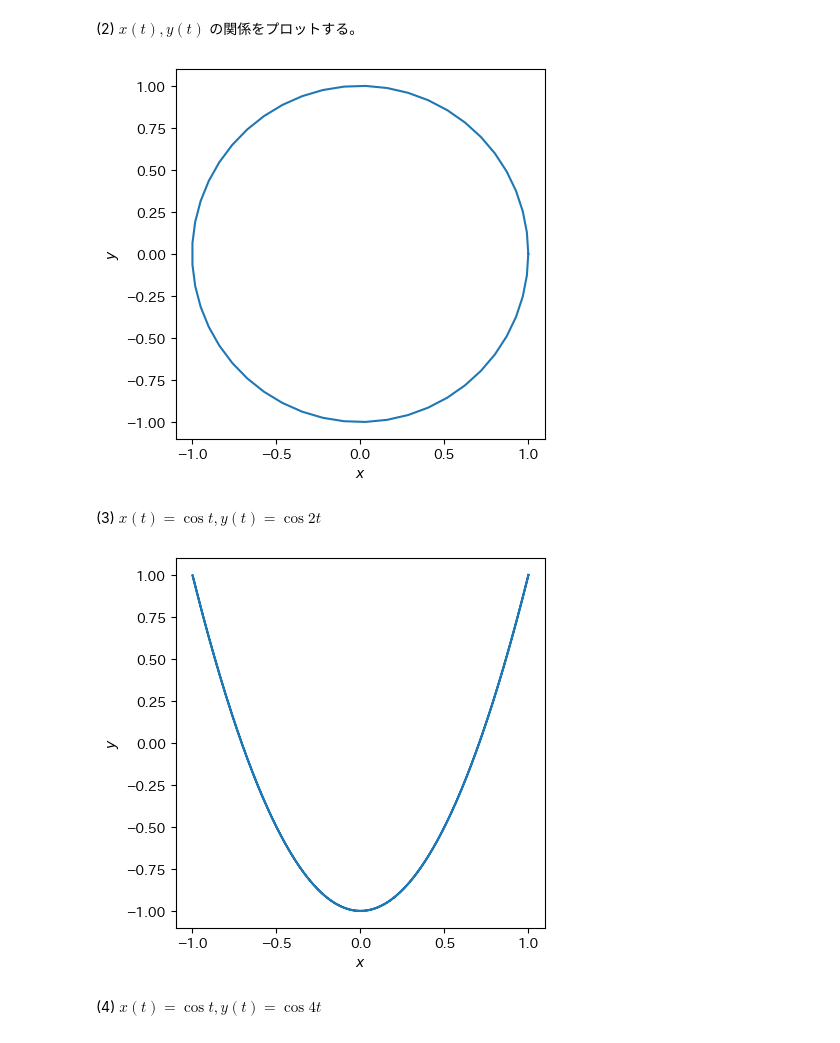
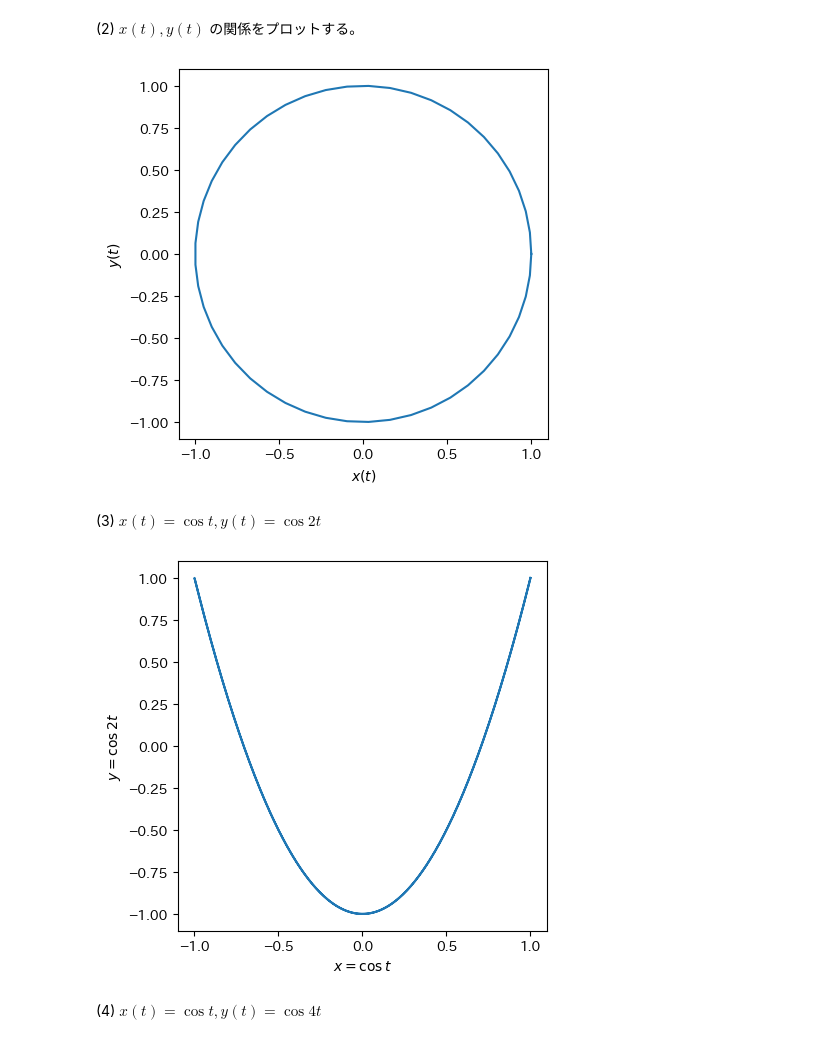
Before and after one commit to kyorin-phys/joho, a Jupyter notebook: p1.ipynb, the cells around one changed output. Cells and saved outputs as stored; diff of their text form; code cells hidden in the pictures.

```diff
--- a/p1.ipynb
+++ b/p1.ipynb
@@ -84,12 +84,12 @@ plt.show()
 (2) $x(t), y(t)$ の関係をプロットする。
 # %%
 plt.plot(x, y)
-plt.xlabel('$x$')
-plt.ylabel('$y$')
+plt.xlabel('$x(t)$')
+plt.ylabel('$y(t)$')
 plt.axis('square')
 plt.show()
 # %% [output]
-[figure, old version]
+[figure, new version]
 # %% [markdown]
 (3) $x(t)=\cos{t}, y(t)=\cos{2t}$
 # %%
@@ -97,12 +97,12 @@ t = np.linspace(0, 2*np.pi, 1024)
 x = np.cos(t)
 y = np.cos(2*t)
 plt.plot(x, y)
-plt.xlabel('$x$')
-plt.ylabel('$y$')
+plt.xlabel('$x=\cos{t}$')
+plt.ylabel('$y=\cos{2t}$')
 plt.axis('square')
 plt.show()
 # %% [output]
-[figure, old version]
+[figure, new version]
 # %% [markdown]
 (4) $x(t) = \cos{t}, y(t) = \cos{4t}$
 # %%
```
Also changed, not shown: parts of 5 cells of this notebook, 6 other files.
